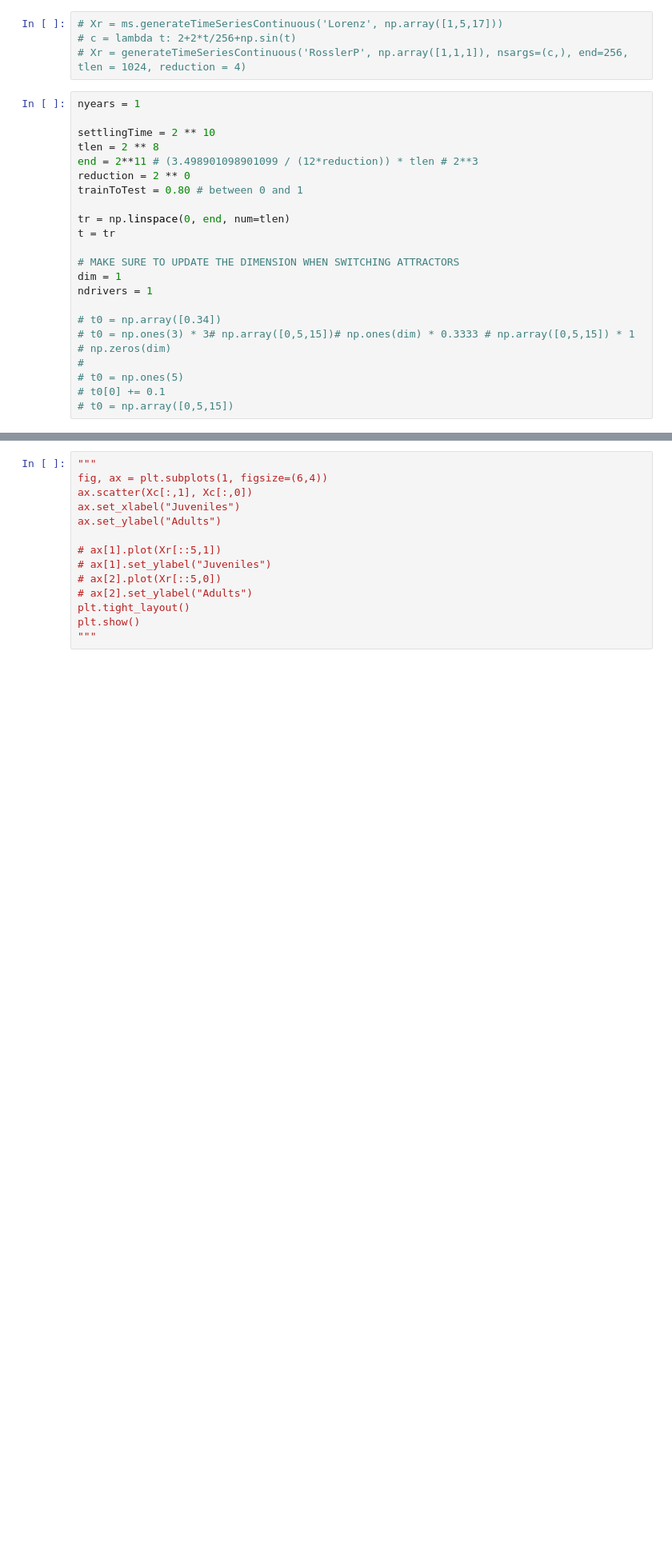
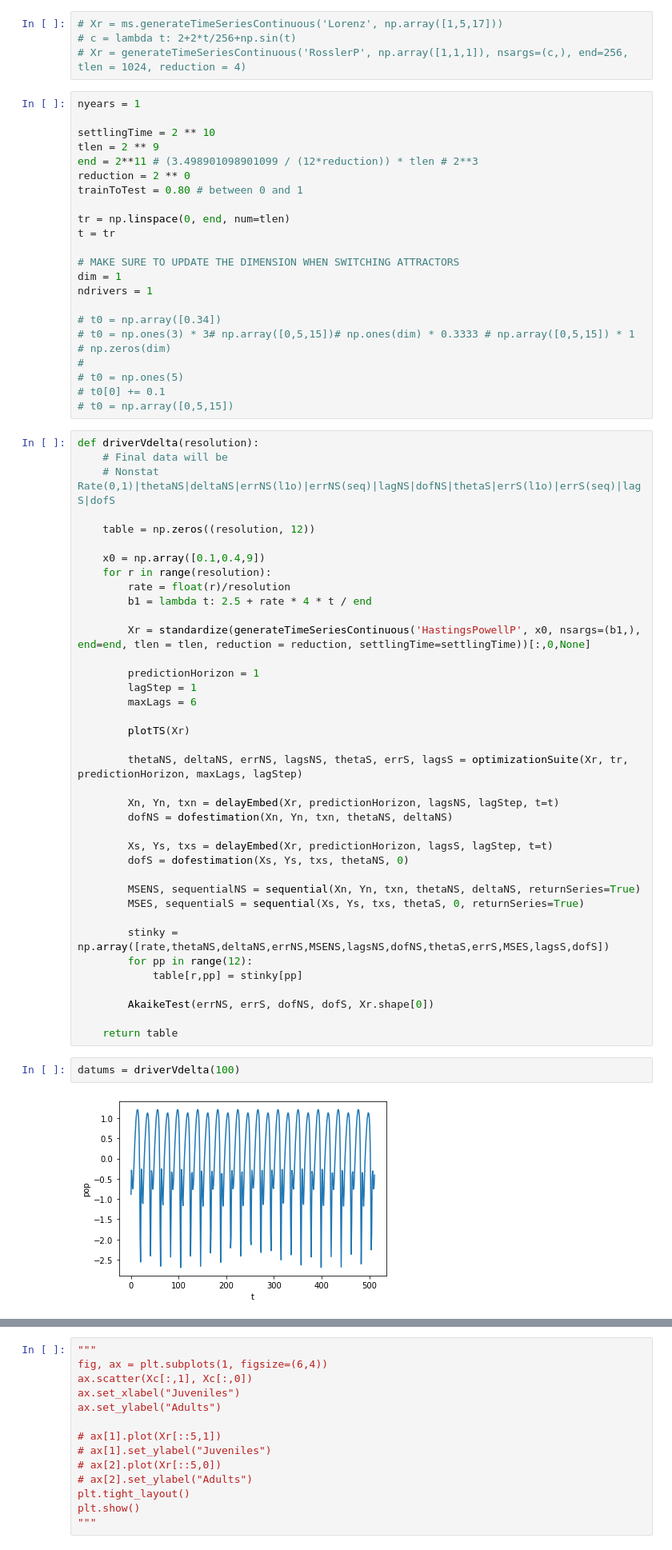
Before and after one commit to kenflat2/Nonlinear-Regression, a Jupyter notebook: Nonstationary SMap.ipynb, the cells around one changed output, grey strips where cells are left out. Shown at 80% size. Drawn from its saved outputs; the diff is of its cells as text; blank space fills up the shorter version.

```diff
--- a/Nonstationary SMap.ipynb
+++ b/Nonstationary SMap.ipynb
@@ -28,7 +47,7 @@ The autoreload extension is already loaded. To reload it, use:
 nyears = 1
 
 settlingTime = 2 ** 10
-tlen = 2 ** 8
+tlen = 2 ** 9
 end = 2**11 # (3.498901098901099 / (12*reduction)) * tlen # 2**3
 reduction = 2 ** 0
 trainToTest = 0.80 # between 0 and 1
@@ -46,3 +65,45 @@ ndrivers = 1
 # t0 = np.ones(5)
 # t0[0] += 0.1
 # t0 = np.array([0,5,15])
+# %%
+def driverVdelta(resolution):
+    # Final data will be
+    # Nonstat Rate(0,1)|thetaNS|deltaNS|errNS(l1o)|errNS(seq)|lagNS|dofNS|thetaS|errS(l1o)|errS(seq)|lagS|dofS
+
+    table = np.zeros((resolution, 12))
+
+    x0 = np.array([0.1,0.4,9])
+    for r in range(resolution):
+        rate = float(r)/resolution
+        b1 = lambda t: 2.5 + rate * 4 * t / end
+
+        Xr = standardize(generateTimeSeriesContinuous('HastingsPowellP', x0, nsargs=(b1,), end=end, tlen = tlen, reduction = reduction, settlingTime=settlingTime))[:,0,None]
+
+        predictionHorizon = 1
+        lagStep = 1
+        maxLags = 6
+
+        plotTS(Xr)
+
+        thetaNS, deltaNS, errNS, lagsNS, thetaS, errS, lagsS = optimizationSuite(Xr, tr, predictionHorizon, maxLags, lagStep)
+
+        Xn, Yn, txn = delayEmbed(Xr, predictionHorizon, lagsNS, lagStep, t=t)
+        dofNS = dofestimation(Xn, Yn, txn, thetaNS, deltaNS)
+
+        Xs, Ys, txs = delayEmbed(Xr, predictionHorizon, lagsS, lagStep, t=t)
+        dofS = dofestimation(Xs, Ys, txs, thetaNS, 0)
+
+        MSENS, sequentialNS = sequential(Xn, Yn, txn, thetaNS, deltaNS, returnSeries=True)
+        MSES, sequentialS = sequential(Xs, Ys, txs, thetaS, 0, returnSeries=True)
+
+        stinky = np.array([rate,thetaNS,deltaNS,errNS,MSENS,lagsNS,dofNS,thetaS,errS,MSES,lagsS,dofS])
+        for pp in range(12):
+            table[r,pp] = stinky[pp]
+
+        AkaikeTest(errNS, errS, dofNS, dofS, Xr.shape[0])
+
+    return table
+# %%
+datums = driverVdelta(100)
+# %% [output]
+[figure, added]
```
Also changed, not shown: parts of 34 cells of this notebook, 4 other files.
